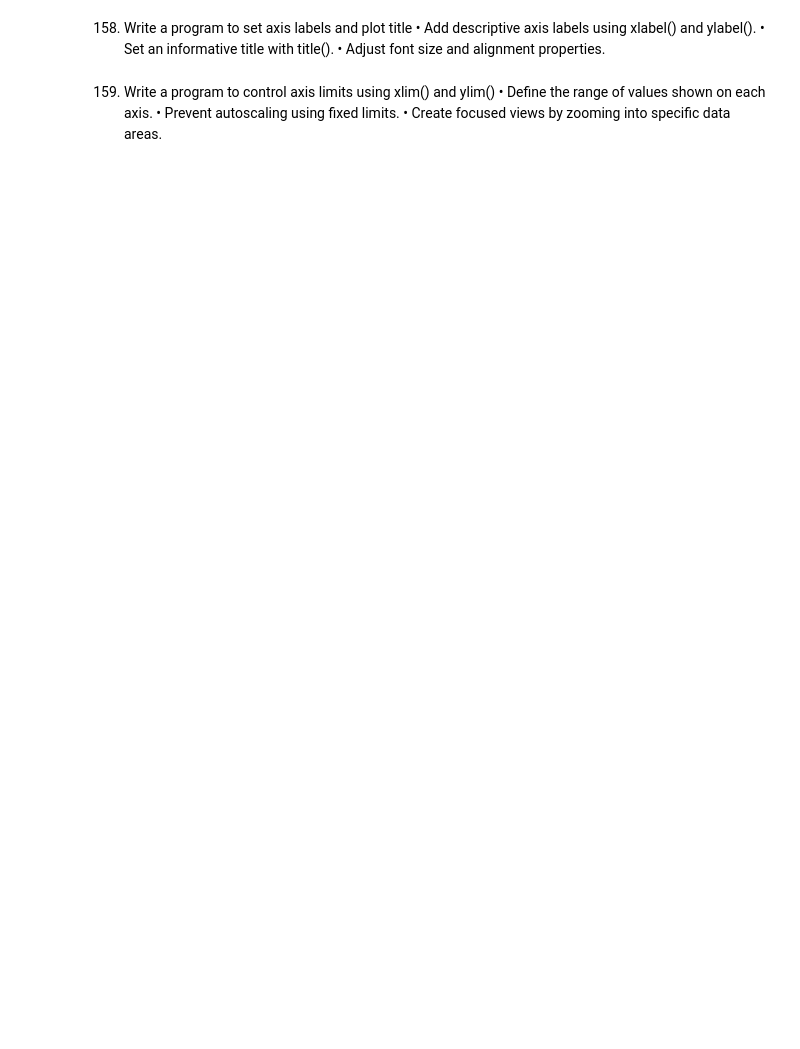
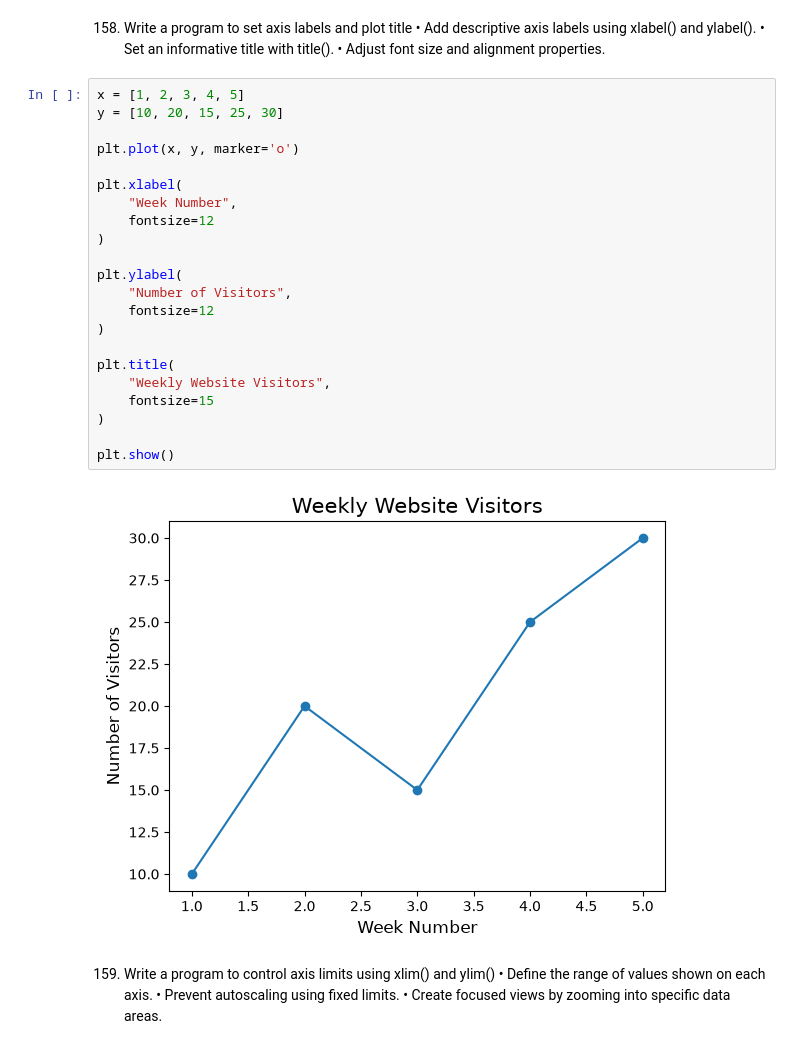
Before and after one commit to NiyatiRaiyani/25AIML060-PYTHON, a Jupyter notebook: Lab-25 Practical 11.ipynb, the cells around one changed output. Cells and saved outputs as stored; diff of their text form; blank space fills up the shorter version.

```diff
--- a/Lab-25 Practical 11.ipynb
+++ b/Lab-25 Practical 11.ipynb
@@ -470,6 +552,30 @@ plt.show()
 • Add descriptive axis labels using xlabel() and ylabel().
 • Set an informative title with title().
 • Adjust font size and alignment properties.
+# %%
+x = [1, 2, 3, 4, 5]
+y = [10, 20, 15, 25, 30]
+
+plt.plot(x, y, marker='o')
+
+plt.xlabel(
+    "Week Number",
+    fontsize=12
+)
+
+plt.ylabel(
+    "Number of Visitors",
+    fontsize=12
+)
+
+plt.title(
+    "Weekly Website Visitors",
+    fontsize=15
+)
+
+plt.show()
+# %% [output]
+[figure, added]
 # %% [markdown]
 159. Write a program to control axis limits using xlim() and ylim()
 • Define the range of values shown on each axis.
```
Also changed, not shown: parts of 5 cells of this notebook.
